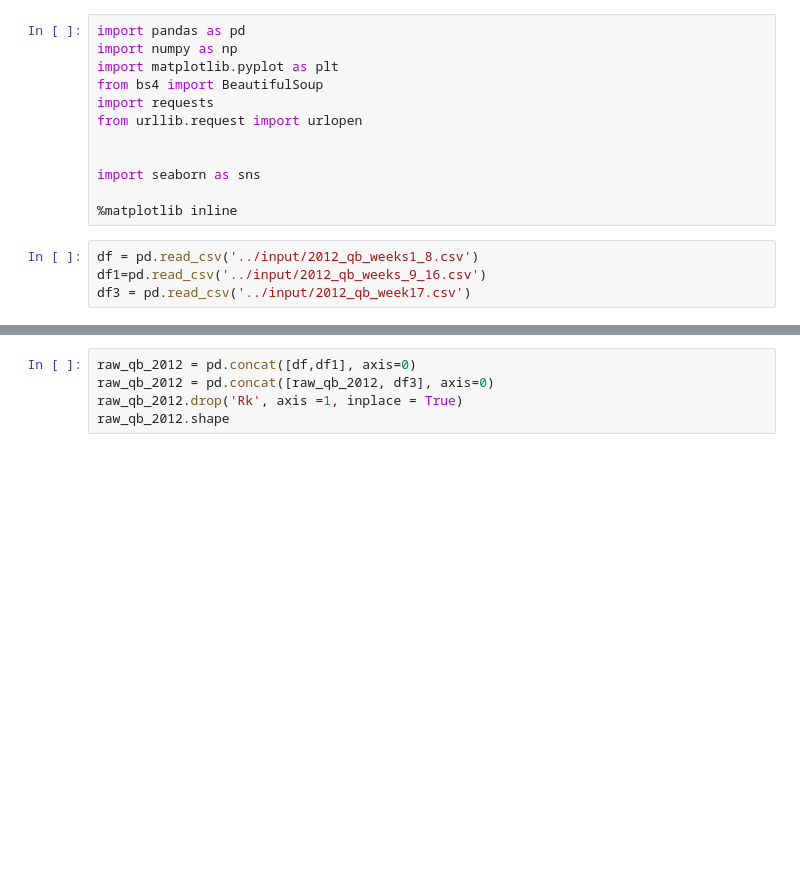
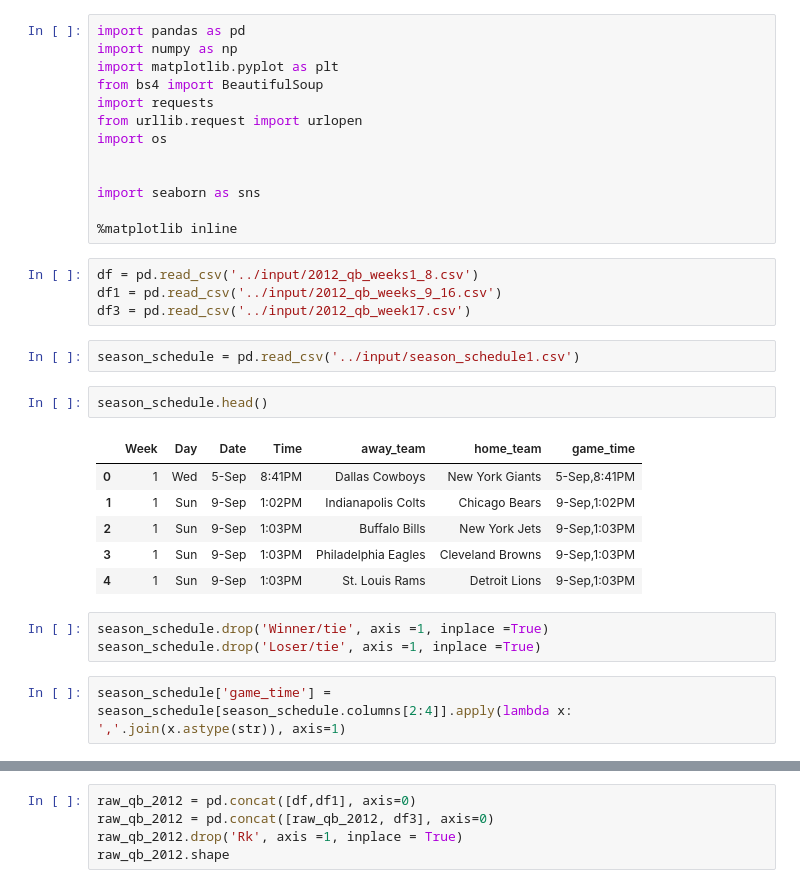
Before and after one commit to rdwyere873/draftkings, a Jupyter notebook: training_dataframes/qb_current_training_df.ipynb, the cells around one changed output, grey strips where cells are left out. Saved outputs shown, nothing was run; the diff lists cells and outputs as text; blank space fills up the shorter version.

```diff
--- a/training_dataframes/qb_current_training_df.ipynb
+++ b/training_dataframes/qb_current_training_df.ipynb
@@ -5,6 +5,7 @@ import matplotlib.pyplot as plt
 from bs4 import BeautifulSoup
 import requests
 from urllib.request import urlopen
+import os
 
 
 import seaborn as sns
@@ -12,5 +13,21 @@ import seaborn as sns
 %matplotlib inline
 # %%
 df = pd.read_csv('../input/2012_qb_weeks1_8.csv')
-df1=pd.read_csv('../input/2012_qb_weeks_9_16.csv')
+df1 = pd.read_csv('../input/2012_qb_weeks_9_16.csv')
 df3 = pd.read_csv('../input/2012_qb_week17.csv')
+# %%
+season_schedule = pd.read_csv('../input/season_schedule1.csv')
+# %%
+season_schedule.head()
+# %% [output]
+|  | Week | Day | Date | Time | away_team | home_team | game_time |
+| 0 | 1 | Wed | 5-Sep | 8:41PM | Dallas Cowboys | New York Giants | 5-Sep,8:41PM |
+| 1 | 1 | Sun | 9-Sep | 1:02PM | Indianapolis Colts | Chicago Bears | 9-Sep,1:02PM |
+| 2 | 1 | Sun | 9-Sep | 1:03PM | Buffalo Bills | New York Jets | 9-Sep,1:03PM |
+| 3 | 1 | Sun | 9-Sep | 1:03PM | Philadelphia Eagles | Cleveland Browns | 9-Sep,1:03PM |
+| 4 | 1 | Sun | 9-Sep | 1:03PM | St. Louis Rams | Detroit Lions | 9-Sep,1:03PM |
+# %%
+season_schedule.drop('Winner/tie', axis =1, inplace =True)
+season_schedule.drop('Loser/tie', axis =1, inplace =True)
+# %%
+season_schedule['game_time'] = season_schedule[season_schedule.columns[2:4]].apply(lambda x: ','.join(x.astype(str)), axis=1)
```
Also changed, not shown: parts of 15 cells of this notebook.
